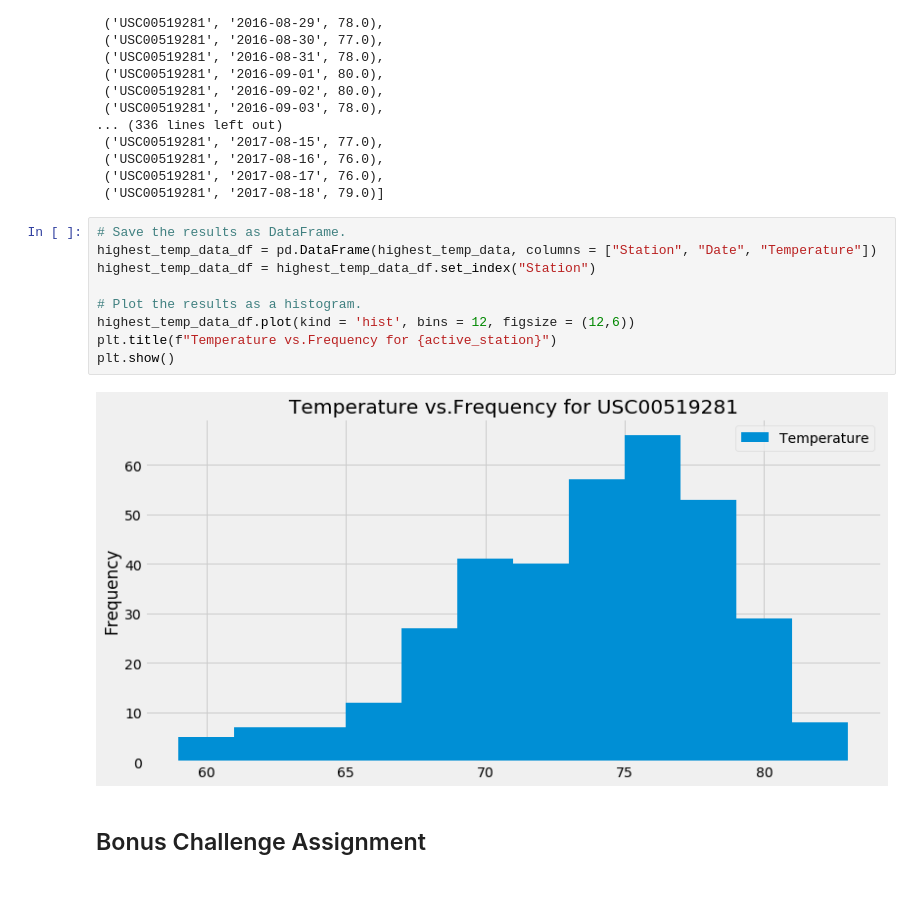
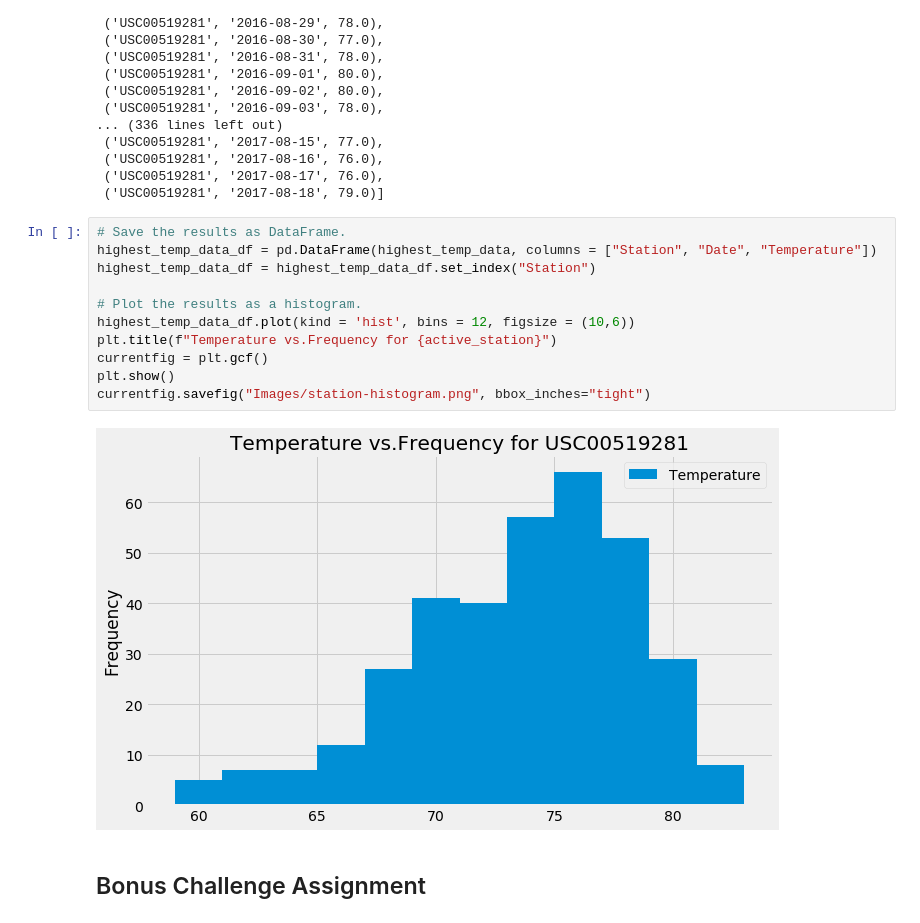
Before and after one commit to beiniycitiznet/sqlalchemy-challenge, a Jupyter notebook: climate_starter.ipynb, the cells around one changed output. Saved outputs shown, nothing was run; the diff lists cells and outputs as text; blank space fills up the shorter version.

```diff
--- a/climate_starter.ipynb
+++ b/climate_starter.ipynb
@@ -150,14 +152,16 @@ highest_temp_data
 # %%
 # Save the results as DataFrame.
 highest_temp_data_df = pd.DataFrame(highest_temp_data, columns = ["Station", "Date", "Temperature"])
 highest_temp_data_df = highest_temp_data_df.set_index("Station")
 
 # Plot the results as a histogram.
-highest_temp_data_df.plot(kind = 'hist', bins = 12, figsize = (12,6))
+highest_temp_data_df.plot(kind = 'hist', bins = 12, figsize = (10,6))
 plt.title(f"Temperature vs.Frequency for {active_station}")
+currentfig = plt.gcf()
 plt.show()
+currentfig.savefig("Images/station-histogram.png", bbox_inches="tight")
 # %% [output]
-[figure, old version]
+[figure, new version]
 # %% [markdown]
 ## Bonus Challenge Assignment
 # %% [markdown]
```
Also changed, not shown: parts of 5 cells of this notebook, 7 other files.
